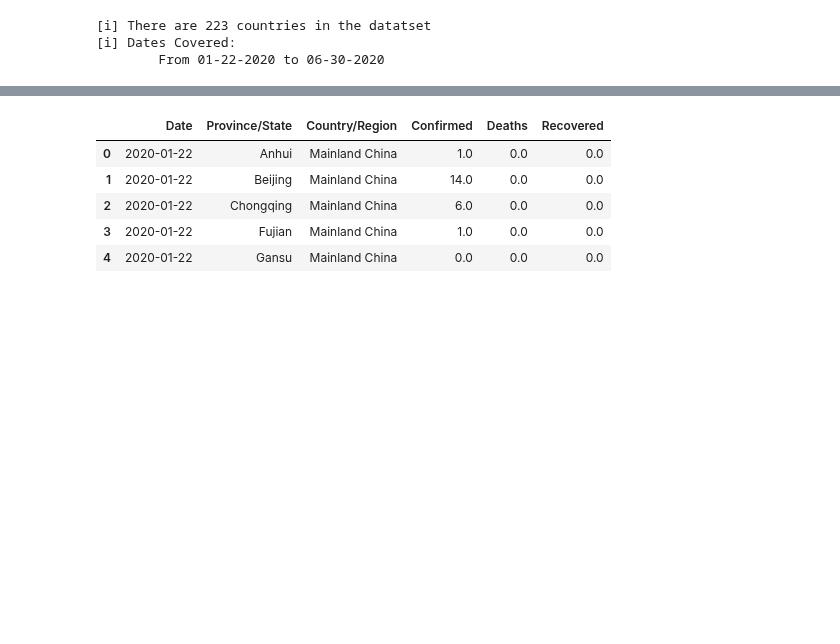
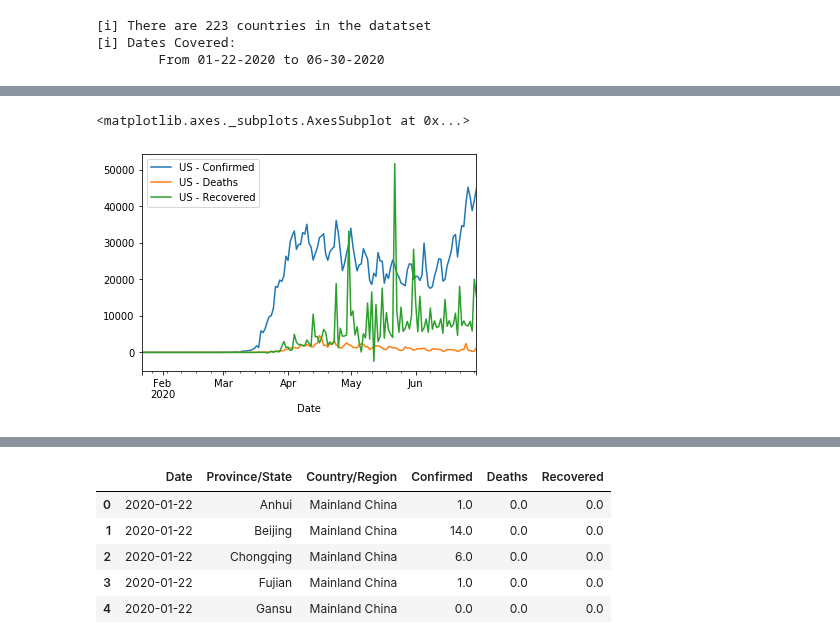
Before and after one commit to jirvingphd/playing-with-coronavirus-data, a Jupyter notebook: coronavirus-v2-post-classes.ipynb, the cells around one changed output, grey strips where cells are left out. Cells and saved outputs as stored; diff of their text form; code cells hidden in the pictures; blank space fills up the shorter version.

```diff
--- a/coronavirus-v2-post-classes.ipynb
+++ b/coronavirus-v2-post-classes.ipynb
@@ -139,0 +236,8 @@ corona.raw_df.head()
+# %%
+grouper = df_world.groupby('Country/Region')
+countries = list(grouper.groups.keys())
+
+WORLD = {}
+for country in countries:
+    print(country)
+    WORLD[country] = get_group_ts(df_world,country, "Country/Region")
@@ -139,0 +262,5 @@ corona.raw_df.head()
+# %%
+WORLD['US'].diff().plot()
+# %% [output]
+<matplotlib.axes._subplots.AxesSubplot at 0x...>
+[figure, added]
```
Also changed, not shown: parts of 11 cells of this notebook, 1 other file.
